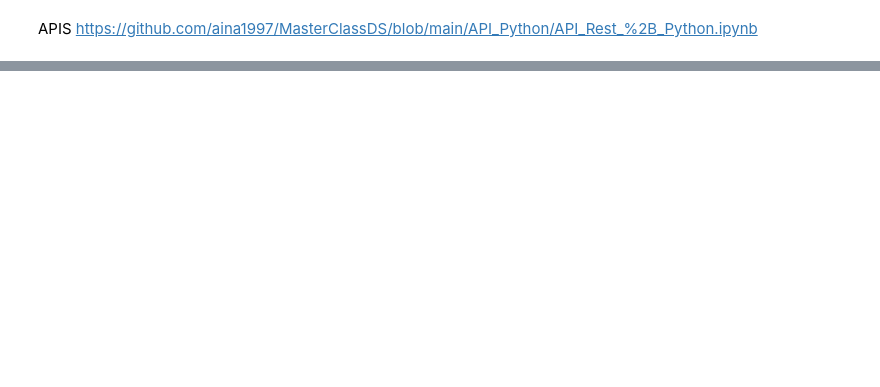
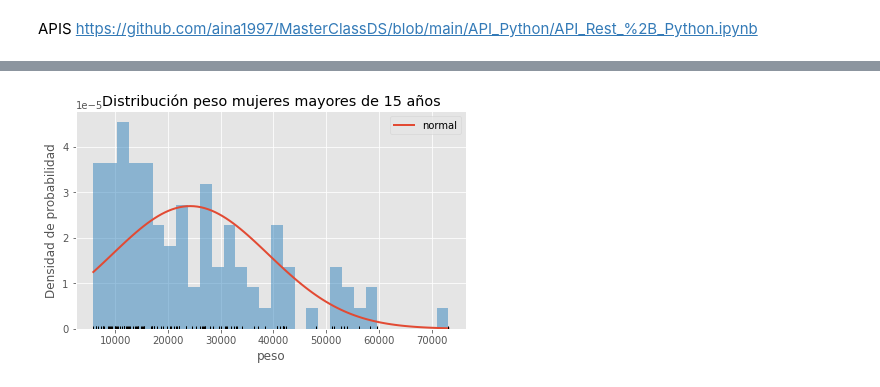
Before and after one commit to JMML2021/Tasca-M5-T01-Exercicis-d-Hipotesis-Testing., a Jupyter notebook: Tasca_M5_T01_Exercicis_d'Hipotesis_Testing.ipynb, the cells around one changed output, grey strips where cells are left out. Drawn from its saved outputs; the diff is of its cells as text; code cells hidden in the pictures; blank space fills up the shorter version.

```diff
--- a/Tasca_M5_T01_Exercicis_d'Hipotesis_Testing.ipynb
+++ b/Tasca_M5_T01_Exercicis_d'Hipotesis_Testing.ipynb
@@ -16,3 +12,28 @@ Descarrega el dataset adjunt de dades oficials de la UEFA i selecciona un atribu
+# %%
+# Tratamiento de datos
+# ==============================================================================
+import pandas as pd
+import numpy as np
+
+# Gráficos
+# ==============================================================================
+import matplotlib.pyplot as plt
+from matplotlib import style
+import seaborn as sns
+
+# Preprocesado y análisis
+# ==============================================================================
+import statsmodels.api as sm
+from scipy import stats
+
+# Configuración matplotlib
+# ==============================================================================
+plt.style.use('ggplot')
+
+# Configuración warnings
+# ==============================================================================
+import warnings
+warnings.filterwarnings('ignore')
 # %% [markdown]
 State your research hypothesis as a null hypothesis and alternate hypothesis (Ho) and (Ha or H1).
 Collect data in a way designed to test the hypothesis.
@@ -84,0 +110,22 @@ https://github.com/aina1997/MasterClassDS/blob/main/API_Python/API_Rest_%2B_Pyth
+# %%
+# Histograma + curva normal teórica
+# ==============================================================================
+peso =df['Attendance']
+# Valores de la media (mu) y desviación típica (sigma) de los datos
+mu, sigma = stats.norm.fit(peso)
+
+# Valores teóricos de la normal en el rango observado
+x_hat = np.linspace(min(peso), max(peso), num=100)
+y_hat = stats.norm.pdf(x_hat, mu, sigma)
+
+# Gráfico
+fig, ax = plt.subplots(figsize=(7,4))
+ax.plot(x_hat, y_hat, linewidth=2, label='normal')
+ax.hist(x=peso, density=True, bins=30, color="#3182bd", alpha=0.5)
+ax.plot(peso, np.full_like(peso, -0.01), '|k', markeredgewidth=1)
+ax.set_title('Distribución peso mujeres mayores de 15 años')
+ax.set_xlabel('peso')
+ax.set_ylabel('Densidad de probabilidad')
+ax.legend();
+# %% [output]
+[figure, added]
```
Also changed, not shown: parts of 7 cells of this notebook.
